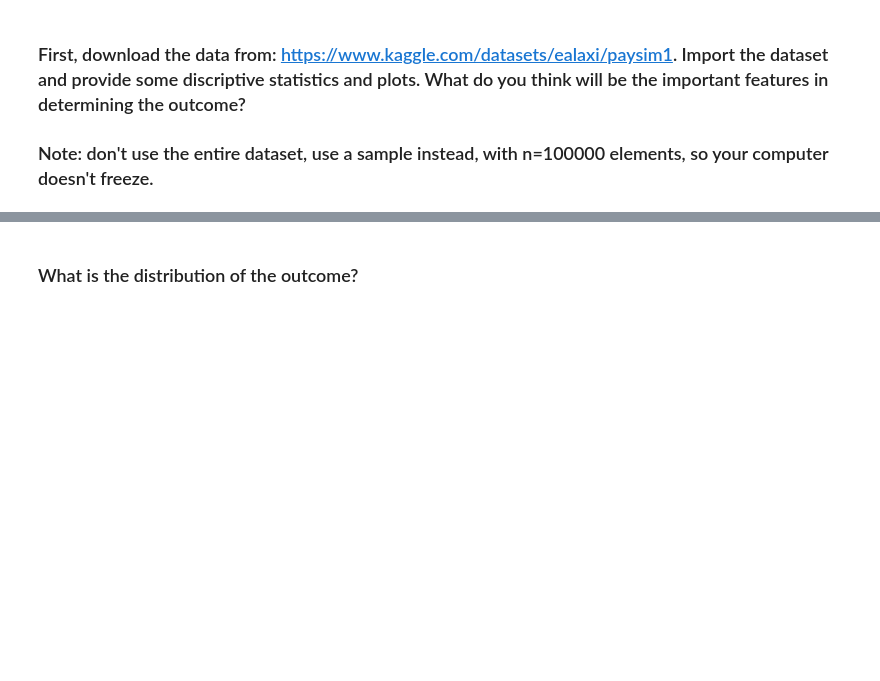
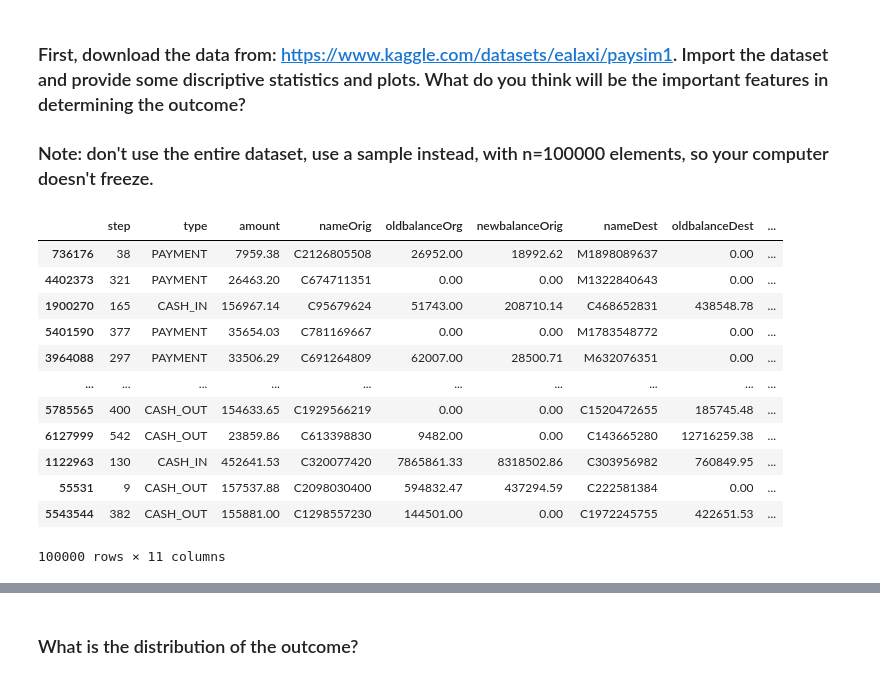
Before and after one commit to ta-data-lis/lab-imbalance, a Jupyter notebook: your-code/lab_imbalance.ipynb, the cells around one changed output, grey strips where cells are left out. Saved outputs shown, nothing was run; the diff lists cells and outputs as text; code cells hidden in the pictures; blank space fills up the shorter version.

```diff
--- a/your-code/lab_imbalance.ipynb
+++ b/your-code/lab_imbalance.ipynb
@@ -13,0 +21,17 @@ Like we disussed in class, when we have noisy data, if we are not careful, we ca
+# %%
+financial_data = pd.read_csv(r"C:\Users\dulce\Downloads\archive (1)\PS_20174392719_1491204439457_log.csv").sample(n = 100000)
+financial_data
+# %% [output]
+|  | step | type | amount | nameOrig | oldbalanceOrg | newbalanceOrig | nameDest | oldbalanceDest | ... |
+| 736176 | 38 | PAYMENT | 7959.38 | C2126805508 | 26952.00 | 18992.62 | M1898089637 | 0.00 | ... |
+| 4402373 | 321 | PAYMENT | 26463.20 | C674711351 | 0.00 | 0.00 | M1322840643 | 0.00 | ... |
+| 1900270 | 165 | CASH_IN | 156967.14 | C95679624 | 51743.00 | 208710.14 | C468652831 | 438548.78 | ... |
+| 5401590 | 377 | PAYMENT | 35654.03 | C781169667 | 0.00 | 0.00 | M1783548772 | 0.00 | ... |
+| 3964088 | 297 | PAYMENT | 33506.29 | C691264809 | 62007.00 | 28500.71 | M632076351 | 0.00 | ... |
+| ... | ... | ... | ... | ... | ... | ... | ... | ... | ... |
+| 5785565 | 400 | CASH_OUT | 154633.65 | C1929566219 | 0.00 | 0.00 | C1520472655 | 185745.48 | ... |
+| 6127999 | 542 | CASH_OUT | 23859.86 | C613398830 | 9482.00 | 0.00 | C143665280 | 12716259.38 | ... |
+| 1122963 | 130 | CASH_IN | 452641.53 | C320077420 | 7865861.33 | 8318502.86 | C303956982 | 760849.95 | ... |
+| 55531 | 9 | CASH_OUT | 157537.88 | C2098030400 | 594832.47 | 437294.59 | C222581384 | 0.00 | ... |
+| 5543544 | 382 | CASH_OUT | 155881.00 | C1298557230 | 144501.00 | 0.00 | C1972245755 | 422651.53 | ... |
+100000 rows × 11 columns
```
Also changed, not shown: parts of 21 cells of this notebook.
